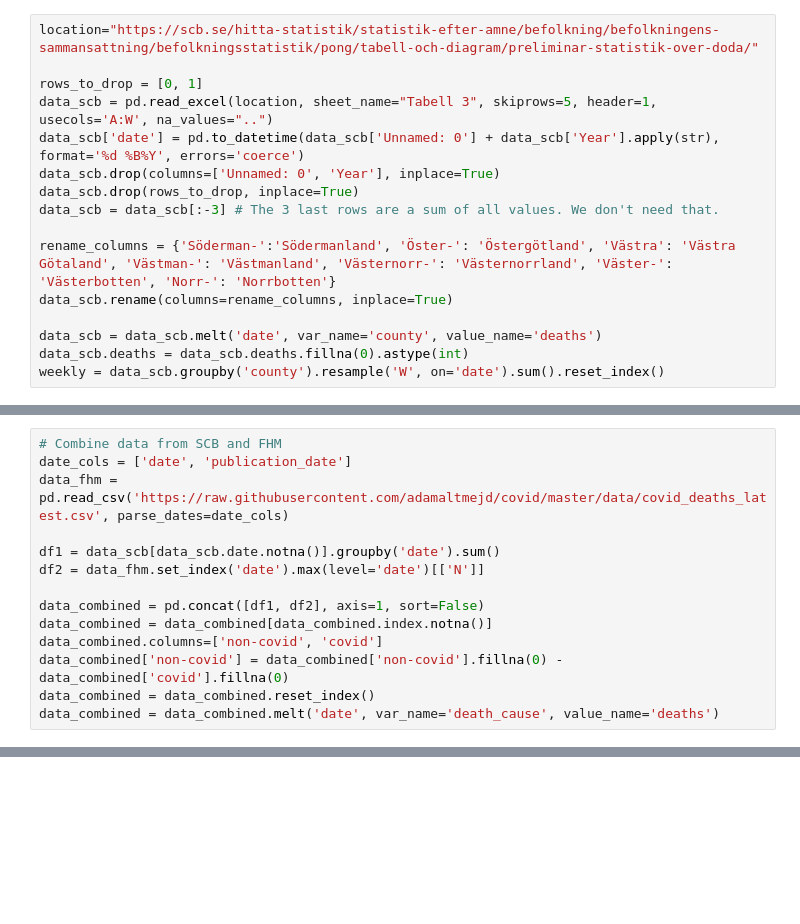
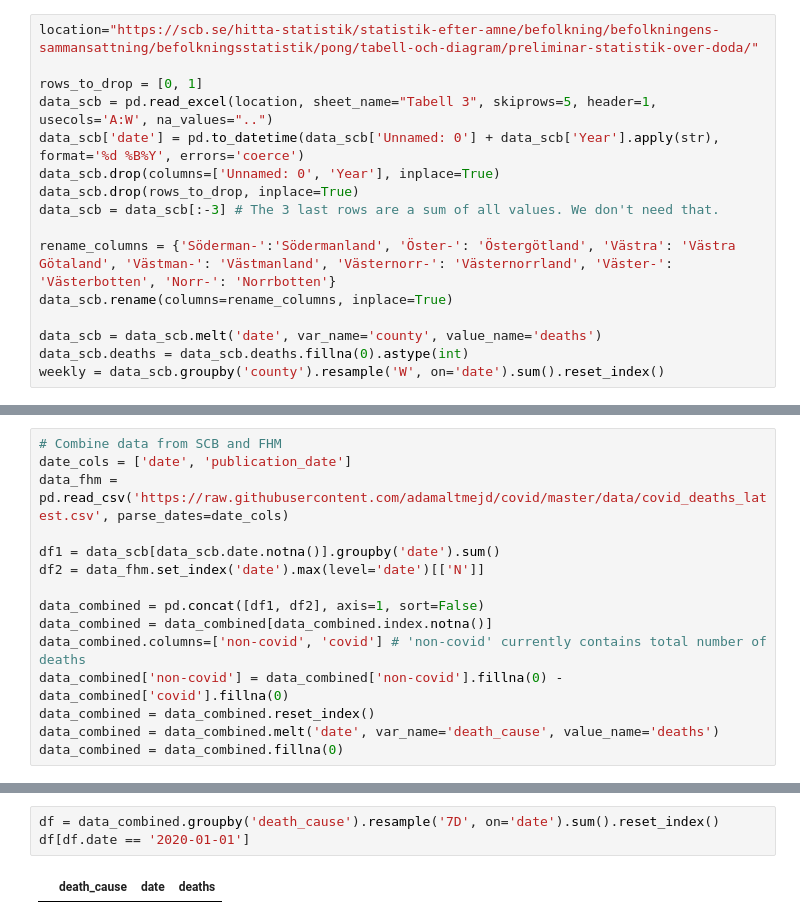
Before and after one commit to morberg/covid-notebook, a Jupyter notebook: county-data.ipynb, the cells around one changed output, grey strips where cells are left out. Cells and saved outputs as stored; diff of their text form; blank space fills up the shorter version.

```diff
--- a/county-data.ipynb
+++ b/county-data.ipynb
@@ -227,9 +227,10 @@ df2 = data_fhm.set_index('date').max(level='date')[['N']]
 
 data_combined = pd.concat([df1, df2], axis=1, sort=False)
 data_combined = data_combined[data_combined.index.notna()]
-data_combined.columns=['non-covid', 'covid']
+data_combined.columns=['non-covid', 'covid'] # 'non-covid' currently contains total number of deaths
 data_combined['non-covid'] = data_combined['non-covid'].fillna(0) - data_combined['covid'].fillna(0)
 data_combined = data_combined.reset_index()
 data_combined = data_combined.melt('date', var_name='death_cause', value_name='deaths')
+data_combined = data_combined.fillna(0)
 # %%
 df = data_combined[data_combined.date < '2020-04-20']
@@ -249,0 +372,5 @@ normal
+# %%
+df = data_combined.groupby('death_cause').resample('7D', on='date').sum().reset_index()
+df[df.date == '2020-01-01']
+# %% [output]
+|  | death_cause | date | deaths |
```
Also changed, not shown: parts of 3 cells of this notebook.
